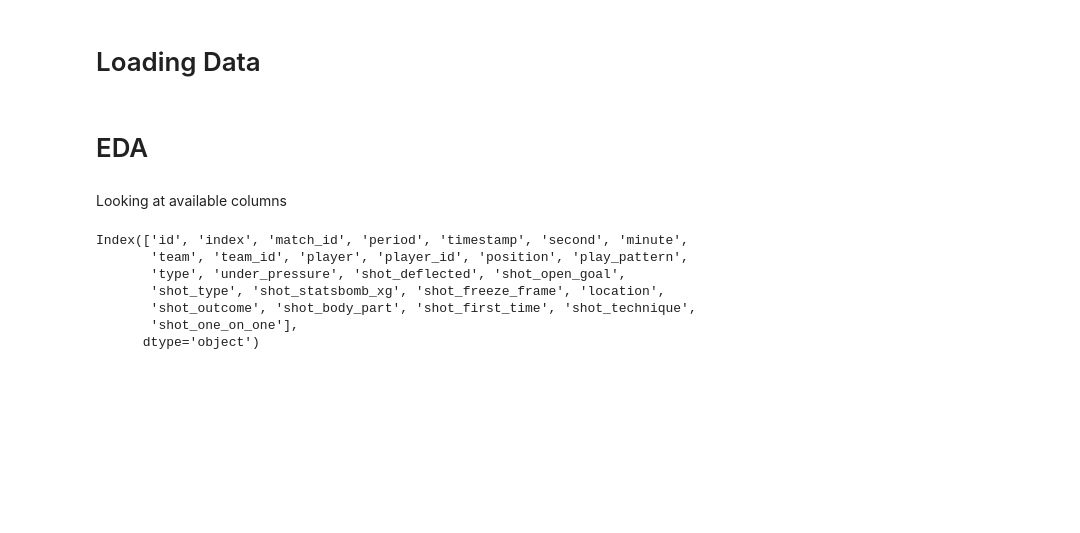
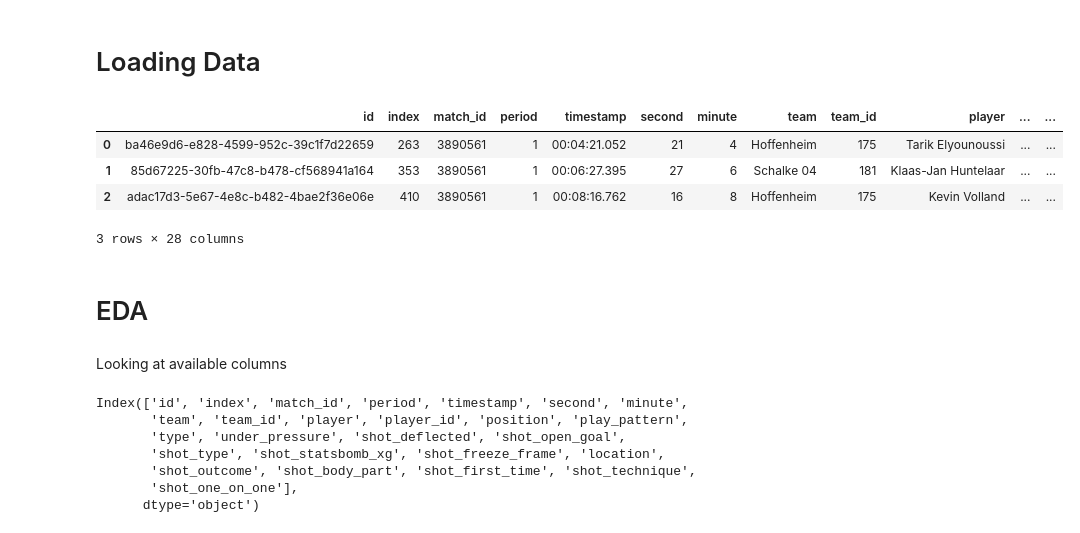
Before and after one commit to kaspar-soukup/expected_goals, a Jupyter notebook: Expected-Goals/notebooks/EDA.ipynb, the cells around one changed output. Saved outputs shown, nothing was run; the diff lists cells and outputs as text; code cells hidden in the pictures; blank space fills up the shorter version.

```diff
--- a/Expected-Goals/notebooks/EDA.ipynb
+++ b/Expected-Goals/notebooks/EDA.ipynb
@@ -22,6 +43,14 @@ PROCESSED_DIR = DATA_DIR / "processed"
 RAW_DIR = DATA_DIR / "raw"
 # %%
 football = pd.read_csv(RAW_DIR / "football_copy.csv")
+# %%
+football.head(3)
+# %% [output]
+|  | id | index | match_id | period | timestamp | second | minute | team | team_id | player | ... | ... |
+| 0 | ba46e9d6-e828-4599-952c-39c1f7d22659 | 263 | 3890561 | 1 | 00:04:21.052 | 21 | 4 | Hoffenheim | 175 | Tarik Elyounoussi | ... | ... |
+| 1 | 85d67225-30fb-47c8-b478-cf568941a164 | 353 | 3890561 | 1 | 00:06:27.395 | 27 | 6 | Schalke 04 | 181 | Klaas-Jan Huntelaar | ... | ... |
+| 2 | adac17d3-5e67-4e8c-b482-4bae2f36e06e | 410 | 3890561 | 1 | 00:08:16.762 | 16 | 8 | Hoffenheim | 175 | Kevin Volland | ... | ... |
+3 rows × 28 columns
 # %% [markdown]
 # EDA
 # %%
```
Also changed, not shown: parts of 7 cells of this notebook, 11 other files.
